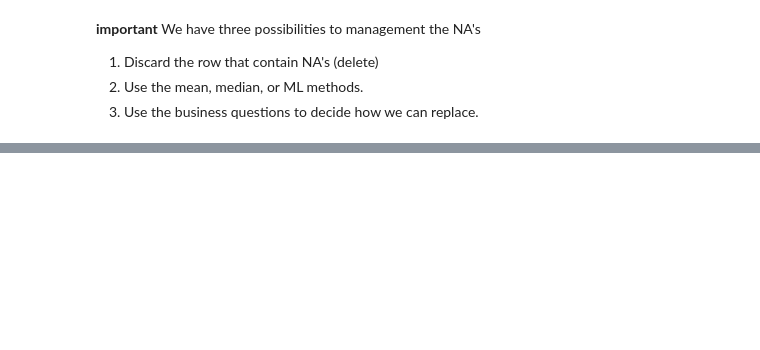
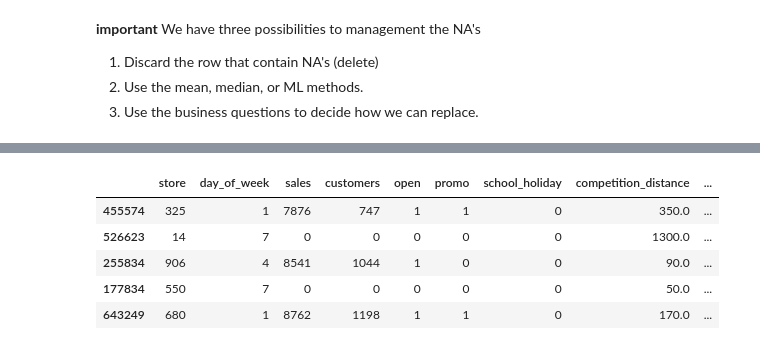
Before and after one commit to felipetmota/prediction-sales, a Jupyter notebook: notebooks/prediction-sell.ipynb, the cells around one changed output, grey strips where cells are left out. Cells and saved outputs as stored; diff of their text form; code cells hidden in the pictures; blank space fills up the shorter version.

```diff
--- a/notebooks/prediction-sell.ipynb
+++ b/notebooks/prediction-sell.ipynb
@@ -284,0 +353,9 @@ df1.sample(5).T
+# %%
+num_attributes.sample(5)
+# %% [output]
+|  | store | day_of_week | sales | customers | open | promo | school_holiday | competition_distance | ... |
+| 455574 | 325 | 1 | 7876 | 747 | 1 | 1 | 0 | 350.0 | ... |
+| 526623 | 14 | 7 | 0 | 0 | 0 | 0 | 0 | 1300.0 | ... |
+| 255834 | 906 | 4 | 8541 | 1044 | 1 | 0 | 0 | 90.0 | ... |
+| 177834 | 550 | 7 | 0 | 0 | 0 | 0 | 0 | 50.0 | ... |
+| 643249 | 680 | 1 | 8762 | 1198 | 1 | 1 | 0 | 170.0 | ... |
```
Also changed, not shown: parts of 23 cells of this notebook, 5 other files.
